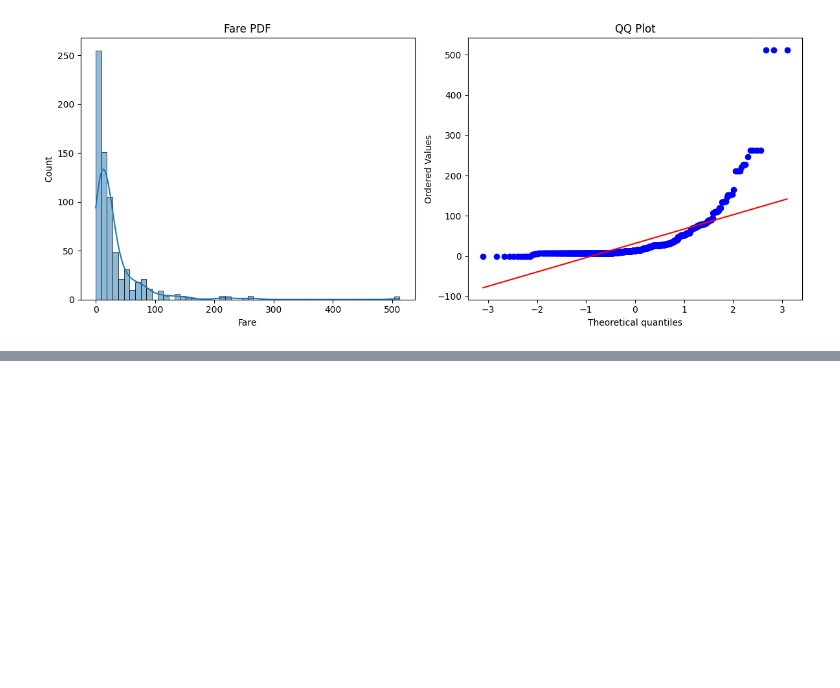
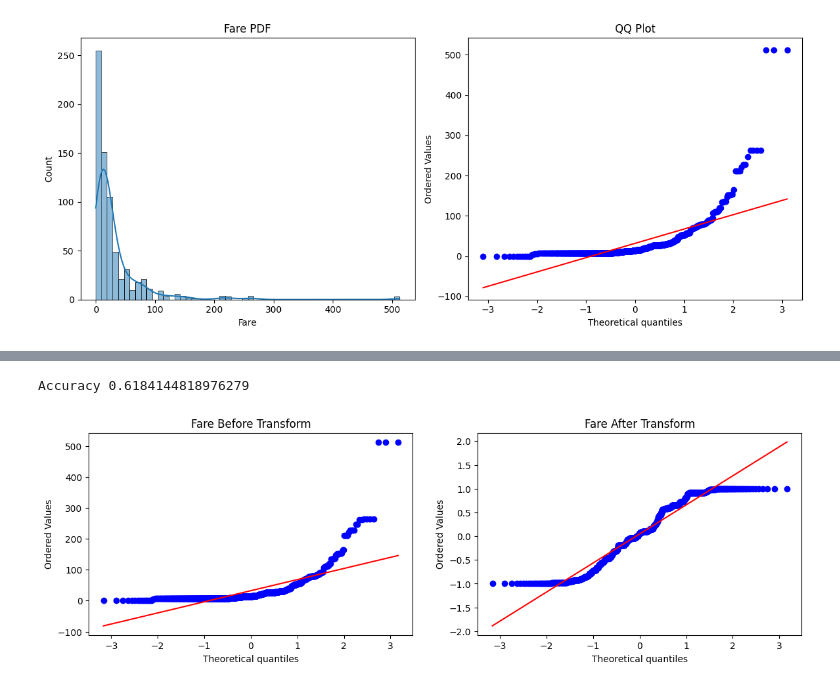
Before and after one commit to varshasharma01/100DaysOfML, a Jupyter notebook: ML7_FunctionTrf/fxn_trf.ipynb, the cells around one changed output, grey strips where cells are left out. Saved outputs shown, nothing was run; the diff lists cells and outputs as text; code cells hidden in the pictures; blank space fills up the shorter version.

```diff
--- a/ML7_FunctionTrf/fxn_trf.ipynb
+++ b/ML7_FunctionTrf/fxn_trf.ipynb
@@ -140,0 +242,5 @@ clf1.fit()
+# %%
+apply_transform(np.cos)
+# %% [output]
+Accuracy 0.6184144818976279
+[figure, added]
```
Also changed, not shown: parts of 12 cells of this notebook.
